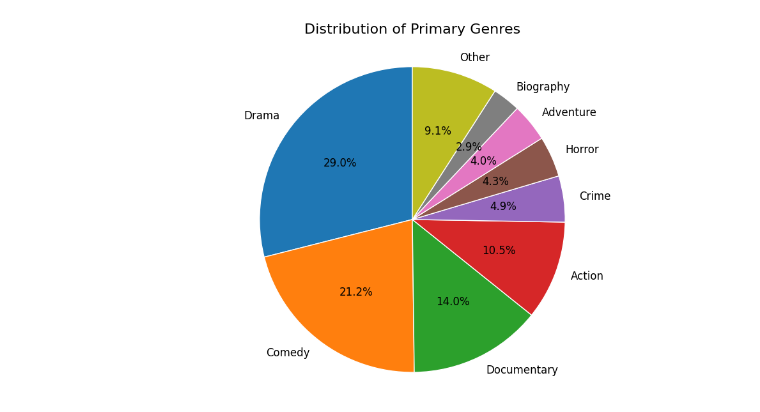
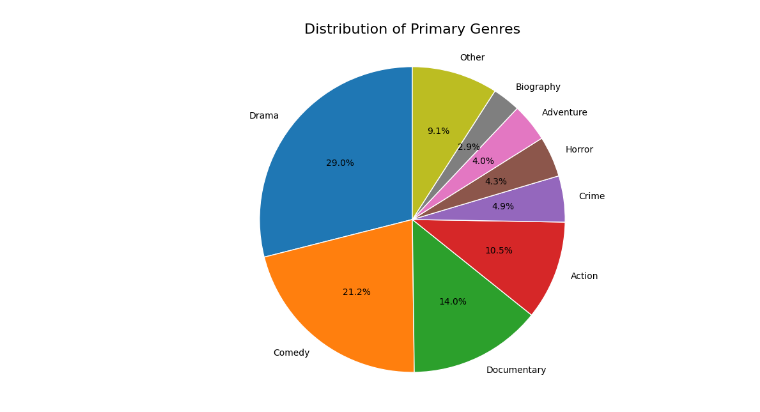
Before and after one commit to RidhyHira/The-Movie-Mashup, a Jupyter notebook: Movie_Analysis.ipynb, the cells around one changed output. Cells and saved outputs as stored; diff of their text form; code cells hidden in the pictures.

```diff
--- a/Movie_Analysis.ipynb
+++ b/Movie_Analysis.ipynb
@@ -35,23 +164,23 @@ plt.show();
 # %%
 threshold = 0.02  # 2% threshold
 genre_counts = final_data['Primary Genre'].value_counts(normalize=True)
 other = genre_counts[genre_counts < threshold].sum()
 genre_counts = genre_counts[genre_counts >= threshold]
 genre_counts['Other'] = other
 
 plt.figure(figsize=(10, 6))
 plt.pie(
     genre_counts,
     labels=genre_counts.index,
     autopct='%1.1f%%',
     startangle=90,
     wedgeprops={'linewidth': 1, 'edgecolor': 'white'},
-    textprops={'fontsize': 12}
+    textprops={'fontsize': 10}
 )
 
 plt.axis('equal')
 plt.title('Distribution of Primary Genres', fontsize=16, pad=20)
 plt.tight_layout()
-plt.show()
+plt.show();
 # %% [output]
-[figure, old version]
+[figure, new version]
```
Also changed, not shown: parts of 17 cells of this notebook, 1 other file.
